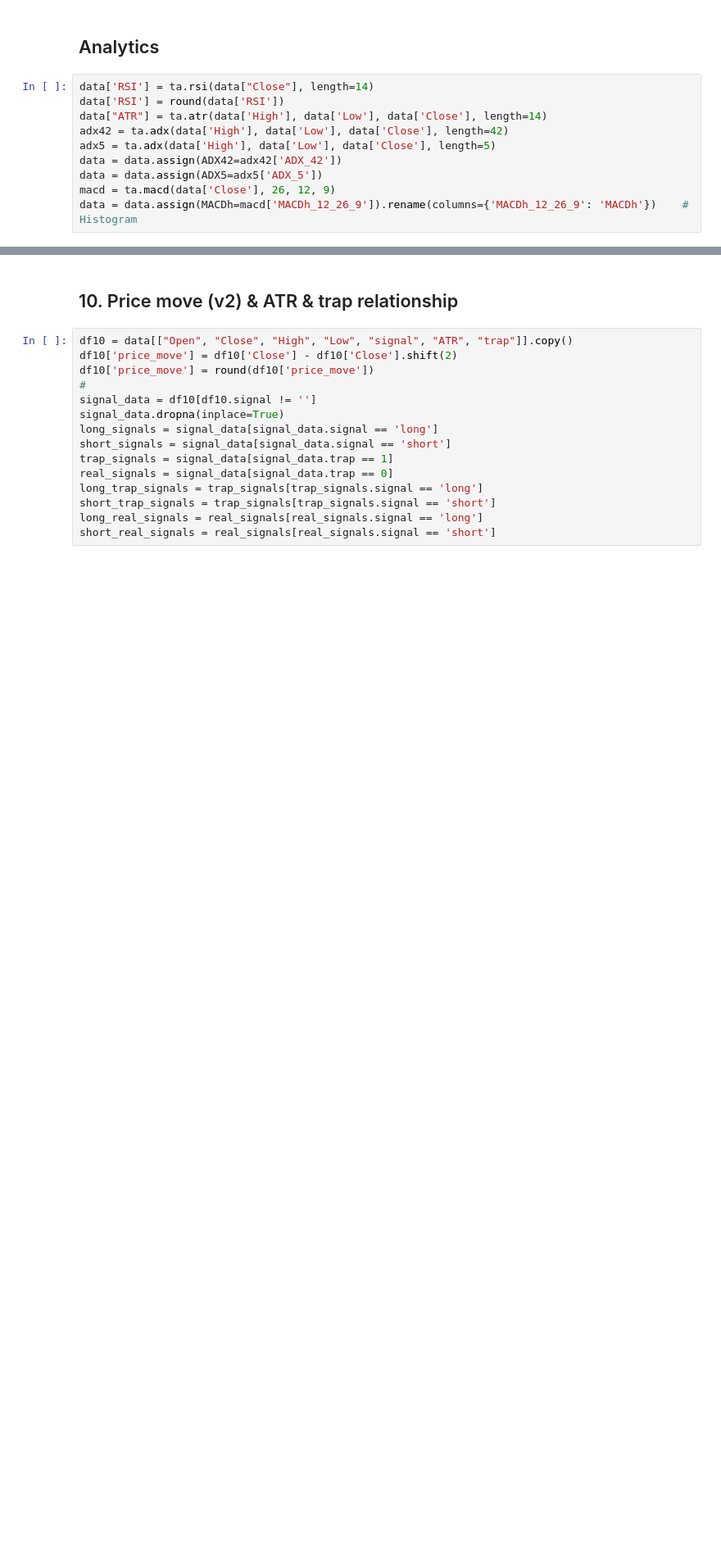
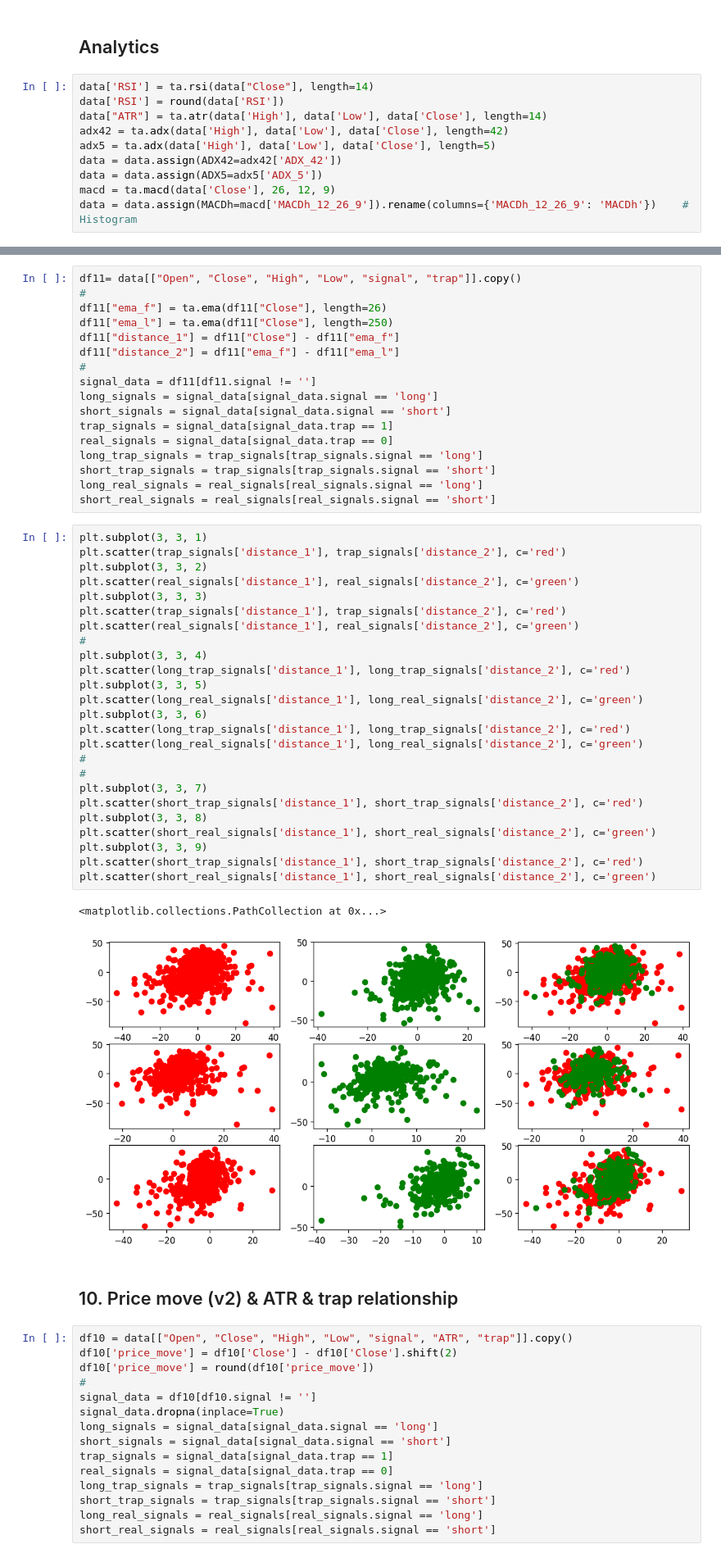
Before and after one commit to zuongthaotn/phantich-chungkhoan, a Jupyter notebook: VN30F1M/Couple_candlesticks_v1.ipynb, the cells around one changed output, grey strips where cells are left out. Shown at 82% size. Drawn from its saved outputs; the diff is of its cells as text; blank space fills up the shorter version.

```diff
--- a/VN30F1M/Couple_candlesticks_v1.ipynb
+++ b/VN30F1M/Couple_candlesticks_v1.ipynb
@@ -158,3 +160,48 @@ data = data.assign(MACDh=macd['MACDh_12_26_9']).rename(columns={'MACDh_12_26_9':
+# %%
+df11= data[["Open", "Close", "High", "Low", "signal", "trap"]].copy()
+#
+df11["ema_f"] = ta.ema(df11["Close"], length=26)
+df11["ema_l"] = ta.ema(df11["Close"], length=250)
+df11["distance_1"] = df11["Close"] - df11["ema_f"]
+df11["distance_2"] = df11["ema_f"] - df11["ema_l"]
+#
+signal_data = df11[df11.signal != '']
+long_signals = signal_data[signal_data.signal == 'long']
+short_signals = signal_data[signal_data.signal == 'short']
+trap_signals = signal_data[signal_data.trap == 1]
+real_signals = signal_data[signal_data.trap == 0]
+long_trap_signals = trap_signals[trap_signals.signal == 'long']
+short_trap_signals = trap_signals[trap_signals.signal == 'short']
+long_real_signals = real_signals[real_signals.signal == 'long']
+short_real_signals = real_signals[real_signals.signal == 'short']
+# %%
+plt.subplot(3, 3, 1)
+plt.scatter(trap_signals['distance_1'], trap_signals['distance_2'], c='red')
+plt.subplot(3, 3, 2)
+plt.scatter(real_signals['distance_1'], real_signals['distance_2'], c='green')
+plt.subplot(3, 3, 3)
+plt.scatter(trap_signals['distance_1'], trap_signals['distance_2'], c='red')
+plt.scatter(real_signals['distance_1'], real_signals['distance_2'], c='green')
+#
+plt.subplot(3, 3, 4)
+plt.scatter(long_trap_signals['distance_1'], long_trap_signals['distance_2'], c='red')
+plt.subplot(3, 3, 5)
+plt.scatter(long_real_signals['distance_1'], long_real_signals['distance_2'], c='green')
+plt.subplot(3, 3, 6)
+plt.scatter(long_trap_signals['distance_1'], long_trap_signals['distance_2'], c='red')
+plt.scatter(long_real_signals['distance_1'], long_real_signals['distance_2'], c='green')
+#
+#
+plt.subplot(3, 3, 7)
+plt.scatter(short_trap_signals['distance_1'], short_trap_signals['distance_2'], c='red')
+plt.subplot(3, 3, 8)
+plt.scatter(short_real_signals['distance_1'], short_real_signals['distance_2'], c='green')
+plt.subplot(3, 3, 9)
+plt.scatter(short_trap_signals['distance_1'], short_trap_signals['distance_2'], c='red')
+plt.scatter(short_real_signals['distance_1'], short_real_signals['distance_2'], c='green')
+# %% [output]
+<matplotlib.collections.PathCollection at 0x...>
+[figure, added]
 # %% [markdown]
 ## 10. Price move (v2) & ATR & trap relationship
 # %%
```
Also changed, not shown: parts of 1 cell of this notebook, 6 other files.
